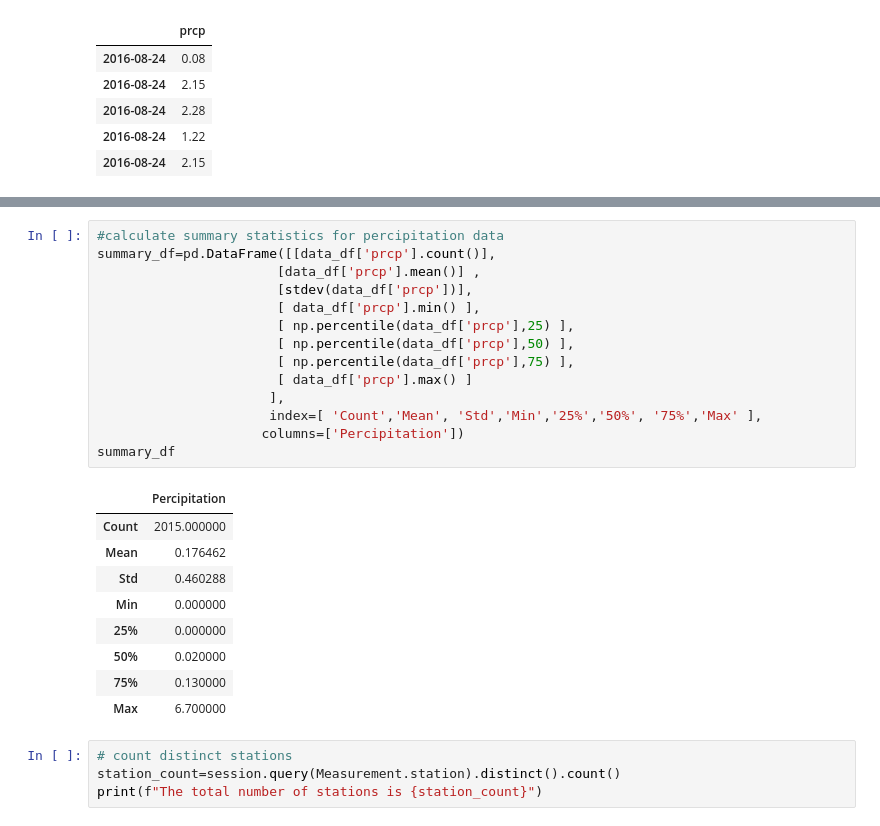
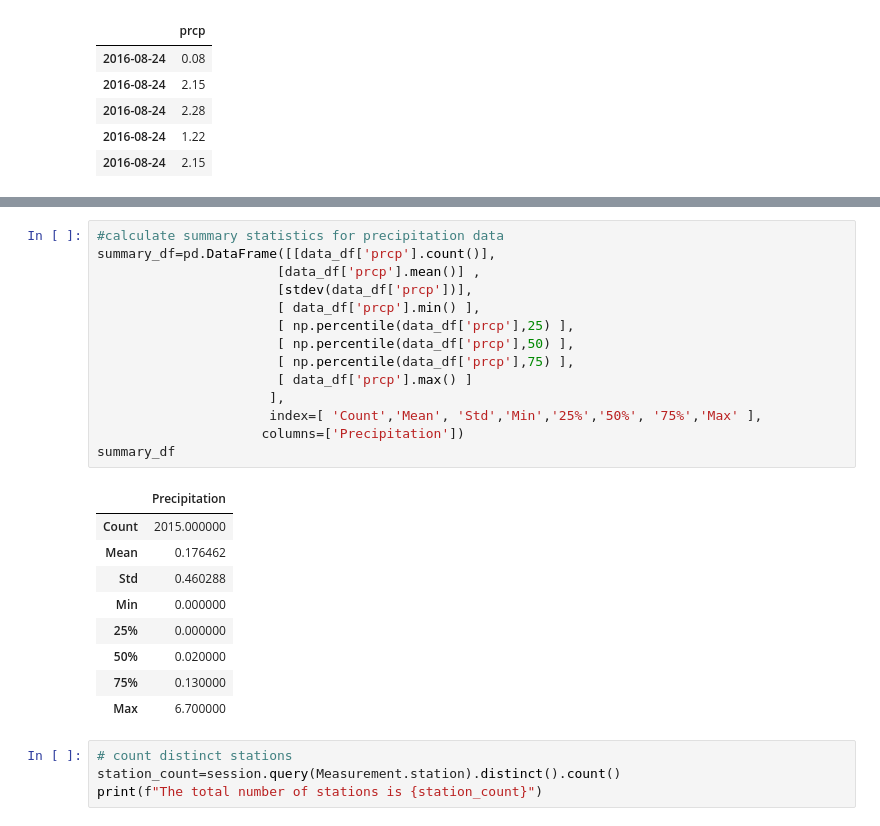
Before and after one commit to blizzardfun/sqlalchemy, a Jupyter notebook: climate_starter.ipynb, the cells around one changed output, grey strips where cells are left out. Cells and saved outputs as stored; diff of their text form.

```diff
--- a/climate_starter.ipynb
+++ b/climate_starter.ipynb
@@ -116,21 +116,21 @@ plt.show()
 # %% [output]
 [figure]
 # %%
-#calculate summary statistics for percipitation data
+#calculate summary statistics for precipitation data
 summary_df=pd.DataFrame([[data_df['prcp'].count()],
                        [data_df['prcp'].mean()] ,
                        [stdev(data_df['prcp'])],
                        [ data_df['prcp'].min() ],
                        [ np.percentile(data_df['prcp'],25) ],
                        [ np.percentile(data_df['prcp'],50) ],
                        [ np.percentile(data_df['prcp'],75) ],
                        [ data_df['prcp'].max() ]
                       ],
                       index=[ 'Count','Mean', 'Std','Min','25%','50%', '75%','Max' ],
-                     columns=['Percipitation'])
+                     columns=['Precipitation'])
 summary_df
 # %% [output]
-|  | Percipitation |
+|  | Precipitation |
 | Count | 2015.000000 |
 | Mean | 0.176462 |
 | Std | 0.460288 |
```
Also changed, not shown: parts of 1 cell of this notebook, 2 other files.
